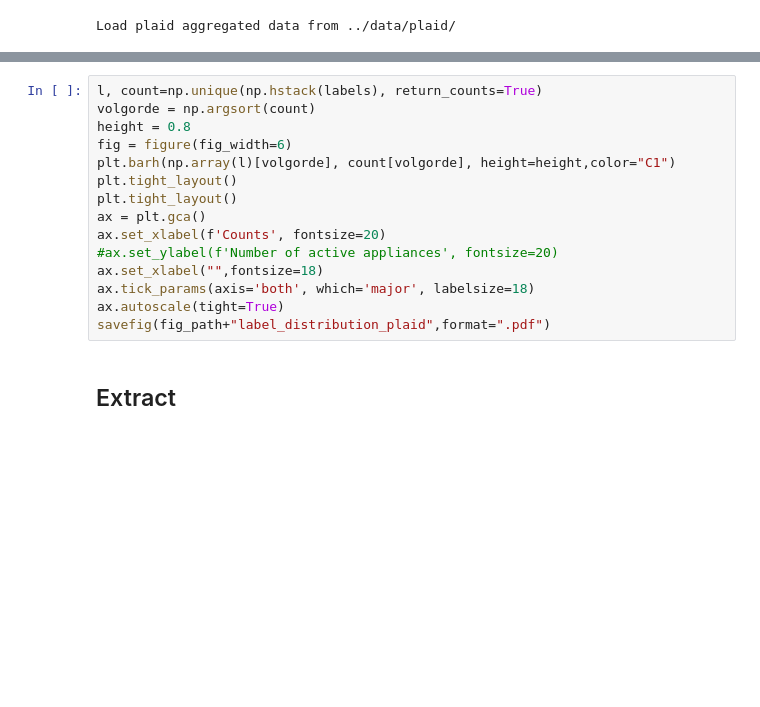
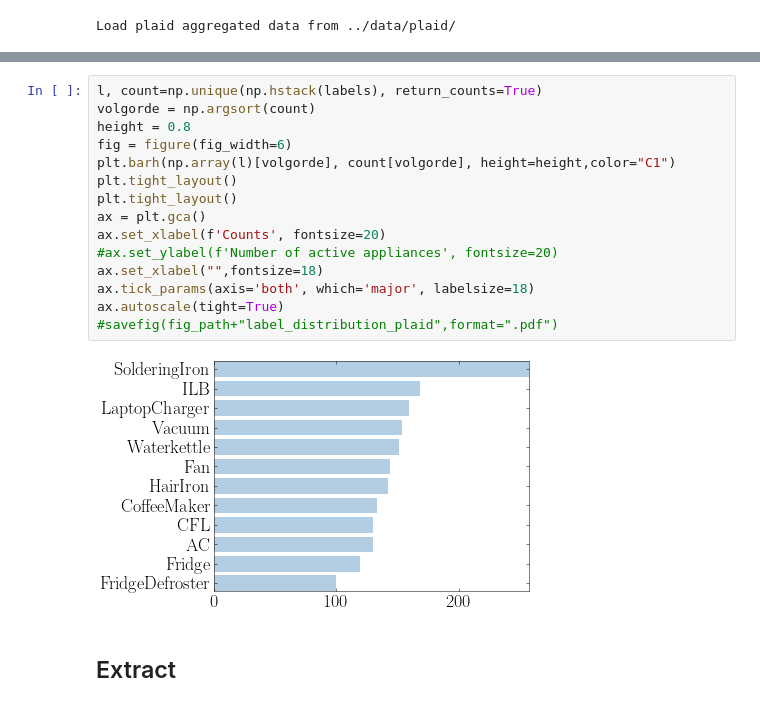
Before and after one commit to sambaiga/MLCFCD, a Jupyter notebook: notebook/Visual-paper.ipynb, the cells around one changed output, grey strips where cells are left out. Cells and saved outputs as stored; diff of their text form; blank space fills up the shorter version.

```diff
--- a/notebook/Visual-paper.ipynb
+++ b/notebook/Visual-paper.ipynb
@@ -168,18 +170,20 @@ savefig(fig_path+"active_appliances_distribution_plaid",format=".pdf")
 # %%
 l, count=np.unique(np.hstack(labels), return_counts=True)
 volgorde = np.argsort(count)
 height = 0.8
 fig = figure(fig_width=6)
 plt.barh(np.array(l)[volgorde], count[volgorde], height=height,color="C1")
 plt.tight_layout()
 plt.tight_layout()
 ax = plt.gca()
 ax.set_xlabel(f'Counts', fontsize=20)
 #ax.set_ylabel(f'Number of active appliances', fontsize=20)
 ax.set_xlabel("",fontsize=18)
 ax.tick_params(axis='both', which='major', labelsize=18)
 ax.autoscale(tight=True)
-savefig(fig_path+"label_distribution_plaid",format=".pdf")
+#savefig(fig_path+"label_distribution_plaid",format=".pdf")
+# %% [output]
+[figure, added]
 # %% [markdown]
 ## Extract
 # %%
```
Also changed, not shown: parts of 12 cells of this notebook, 10 other files.
